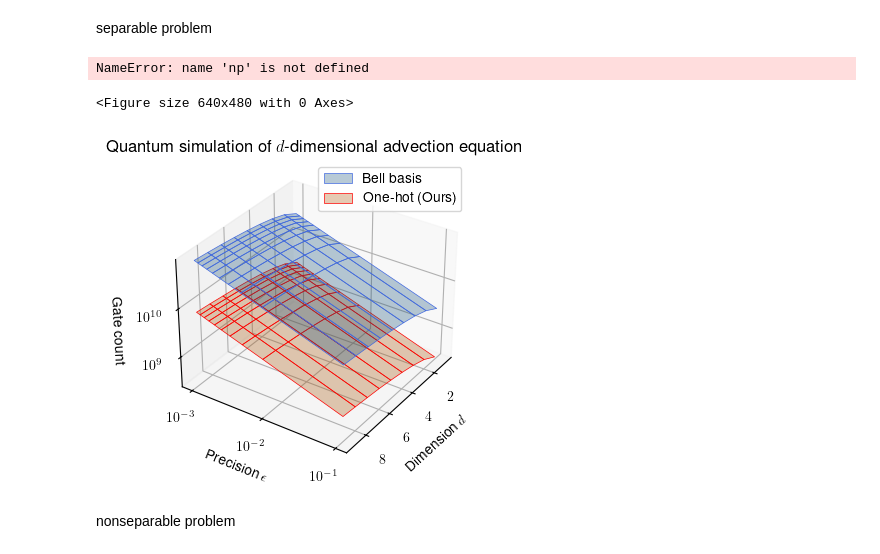
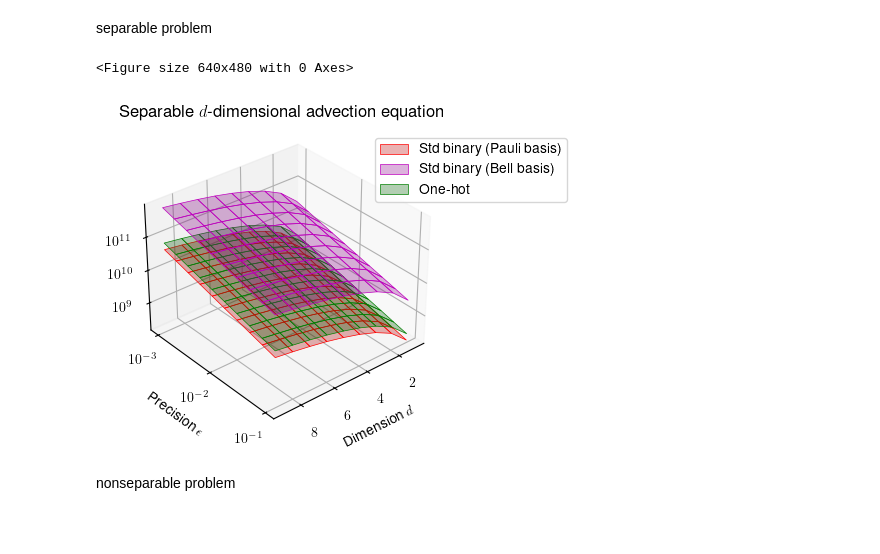
Before and after one commit to jli0108/quantum-diff-eq-ham-ebd, a Jupyter notebook: src/plot/fig2.ipynb, the cells around one changed output. Saved outputs shown, nothing was run; the diff lists cells and outputs as text; code cells hidden in the pictures; blank space fills up the shorter version.

Commit message:
add most up-to-date data

```diff
--- a/src/plot/fig2.ipynb
+++ b/src/plot/fig2.ipynb
@@ -18,7 +18,7 @@ separable problem
 # %%
 data_one_hot = np.load("../resource_analysis_data/fig2_separable_one_hot_data.npz")
 data_bell = np.load("../resource_analysis_data/fig2_separable_bell_data.npz")
-
+data_pauli = np.load(f"../resource_analysis_data/fig2_separable_pauli_data.npz")
 
 dimensions = data_one_hot["dimensions"]
 error_tols = data_one_hot["error_tols"]
@@ -27,28 +27,19 @@ error_tols = data_one_hot["error_tols"]
 bell_basis_trotter_steps = data_bell["bell_basis_trotter_steps"]
 bell_basis_single_qubit_gates = data_bell["bell_basis_single_qubit_gates"]
 bell_basis_two_qubit_gates = data_bell["bell_basis_two_qubit_gates"]
-bell_basis_gate_count = bell_basis_trotter_steps * (bell_basis_single_qubit_gates + bell_basis_two_qubit_gates)
+bell_basis_gate_count = bell_basis_trotter_steps * (np.outer(dimensions, np.ones_like(error_tols)) * (bell_basis_single_qubit_gates + bell_basis_two_qubit_gates))
 
 # One-hot
 one_hot_trotter_steps = data_one_hot["one_hot_trotter_steps"]
 one_hot_single_qubit_gates = data_one_hot["one_hot_single_qubit_gates"]
 one_hot_two_qubit_gates = data_one_hot["one_hot_two_qubit_gates"]
-one_hot_gate_count = one_hot_trotter_steps * (one_hot_single_qubit_gates + one_hot_two_qubit_gates)
-
-
+one_hot_gate_count = one_hot_trotter_steps * (np.outer(dimensions, np.ones_like(error_tols)) * (one_hot_single_qubit_gates + one_hot_two_qubit_gates))
 
 # Pauli basis
-pauli_trotter_steps = np.zeros_like(one_hot_trotter_steps)
-data_pauli = np.load("../resource_analysis_data/fig2_separable_pauli_data_1.npz")
+pauli_trotter_steps = data_pauli["pauli_basis_trotter_steps"]
 pauli_single_qubit_gates = data_pauli["pauli_basis_single_qubit_gates"]
 pauli_two_qubit_gates = data_pauli["pauli_basis_two_qubit_gates"]
-for j in np.arange(1, 6):
-    data_pauli = np.load(f"../resource_analysis_data/fig2_separable_pauli_data_{j}.npz")
-    pauli_trotter_steps += data_pauli["pauli_basis_trotter_steps"]
-
-pauli_gate_count = pauli_trotter_steps * (pauli_single_qubit_gates + pauli_two_qubit_gates)
+pauli_gate_count = pauli_trotter_steps * (np.outer(dimensions, np.ones_like(error_tols)) * (pauli_single_qubit_gates + pauli_two_qubit_gates))
-# %% [output]
-NameError: name 'np' is not defined
 # %%
 def log_tick_formatter(val, pos=None):
     return f"$10^{{{int(val)}}}$"  # remove int() if you don't use MaxNLocator
@@ -56,34 +47,37 @@ def log_tick_formatter(val, pos=None):
 # %%
 
 plt.clf()
 
 ax = plt.figure(figsize=(10, 4)).add_subplot(projection='3d')
 
 X, Y = np.meshgrid(dimensions, np.log10(error_tols), indexing='ij')
 # Plot the 3D surface
-ax.plot_surface(X, Y, np.log10(bell_basis_gate_count), edgecolor='violet', lw=0.5, rstride=1, cstride=1,
-                alpha=0.3, label="Bell basis")
-ax.plot_surface(X, Y, np.log10(one_hot_gate_count), edgecolor='green', lw=0.5, rstride=1, cstride=1,
-                alpha=0.3, label="One-hot (Ours)")
-ax.view_init(elev=32, azim=34, roll=0)
+ax.plot_surface(X, Y, np.log10(pauli_gate_count), color='red', edgecolor='red', lw=0.5, rstride=1, cstride=1,
+                alpha=0.3, label="Std binary (Pauli basis)")
+ax.plot_surface(X, Y, np.log10(bell_basis_gate_count), color="m", edgecolor='m', lw=0.5, rstride=1, cstride=1,
+                alpha=0.3, label="Std binary (Bell basis)")
+ax.plot_surface(X, Y, np.log10(one_hot_gate_count), color="green", edgecolor='green', lw=0.5, rstride=1, cstride=1,
+                alpha=0.3, label="One-hot")
+ax.view_init(elev=32, azim=50, roll=0)
 
+ax.zaxis.set_rotate_label(False)
 ax.set_xlabel(rf"Dimension $d$")
 ax.set_ylabel(rf"Precision $\epsilon$")
-ax.set_zlabel("Gate count")
+ax.set_zlabel("Total gate count", rotation=90)
 
 ax.zaxis.set_major_formatter(mticker.FuncFormatter(log_tick_formatter))
 ax.zaxis.set_major_locator(mticker.MaxNLocator(integer=True))
 
 
 ax.yaxis.set_major_formatter(mticker.FuncFormatter(log_tick_formatter))
 ax.yaxis.set_major_locator(mticker.MaxNLocator(integer=True))
 # ax.zaxis._set_scale('log')
-ax.legend()
-plt.title("Quantum simulation of $d$-dimensional advection equation")
+ax.legend(loc=(0.8,0.75))
+plt.title("Separable $d$-dimensional advection equation")
 plt.savefig(join("..", "..", "figures", "Fig_2_separable.pdf"), bbox_inches='tight')
 plt.show()
 # %% [output]
 <Figure size 640x480 with 0 Axes>
-[figure, old version]
+[figure, new version]
 # %% [markdown]
 nonseparable problem
```
Also changed, not shown: parts of 5 cells of this notebook, 3 other files.
